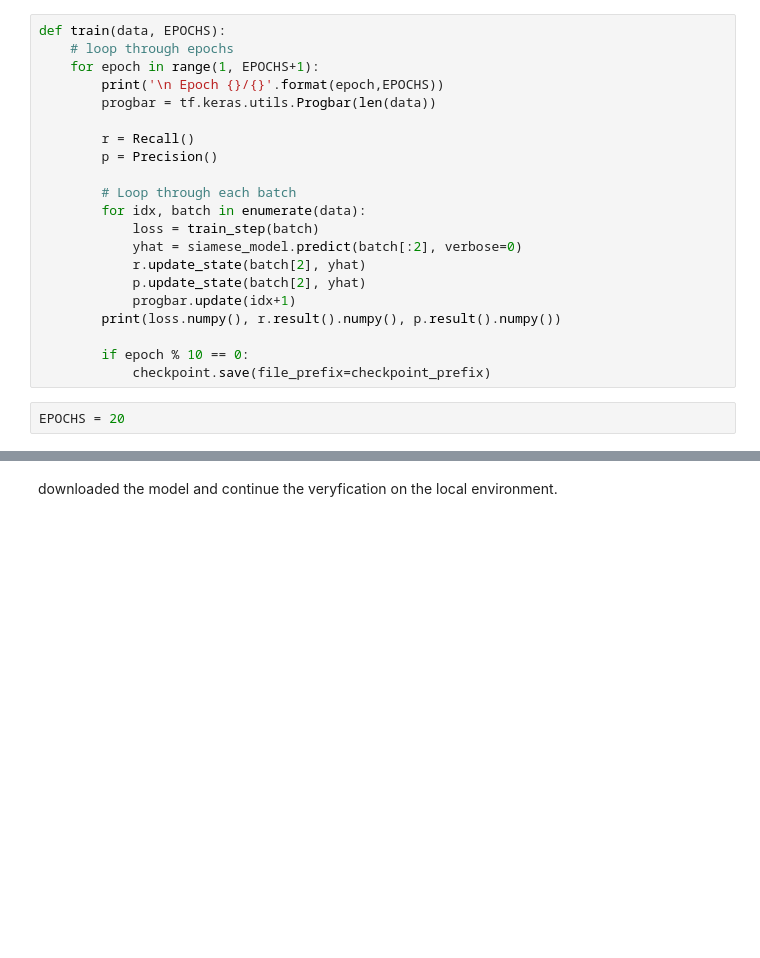
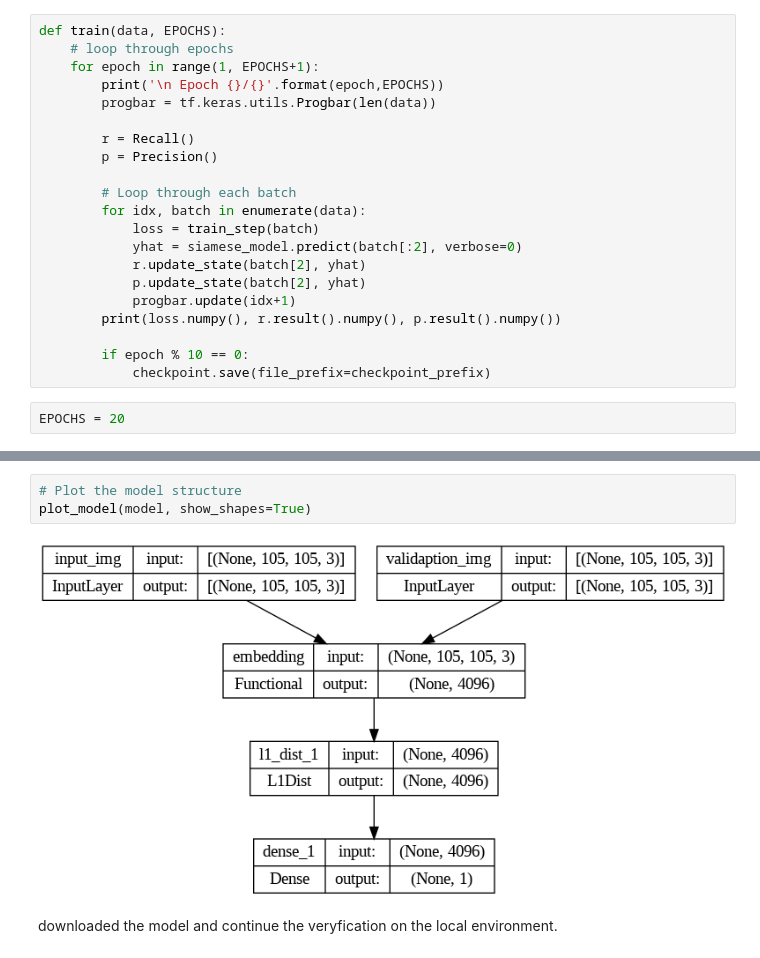
Before and after one commit to gfasa/face-verification-app, a Jupyter notebook: Siameese/Colab.ipynb, the cells around one changed output, grey strips where cells are left out. Cells and saved outputs as stored; diff of their text form; blank space fills up the shorter version.

```diff
--- a/Siameese/Colab.ipynb
+++ b/Siameese/Colab.ipynb
@@ -184,2 +278,7 @@ model.summary()
+# %%
+# Plot the model structure
+plot_model(model, show_shapes=True)
+# %% [output]
+[figure, added]
 # %% [markdown]
 downloaded the model and continue the veryfication on the local environment.
```
Also changed, not shown: parts of 12 cells of this notebook.
